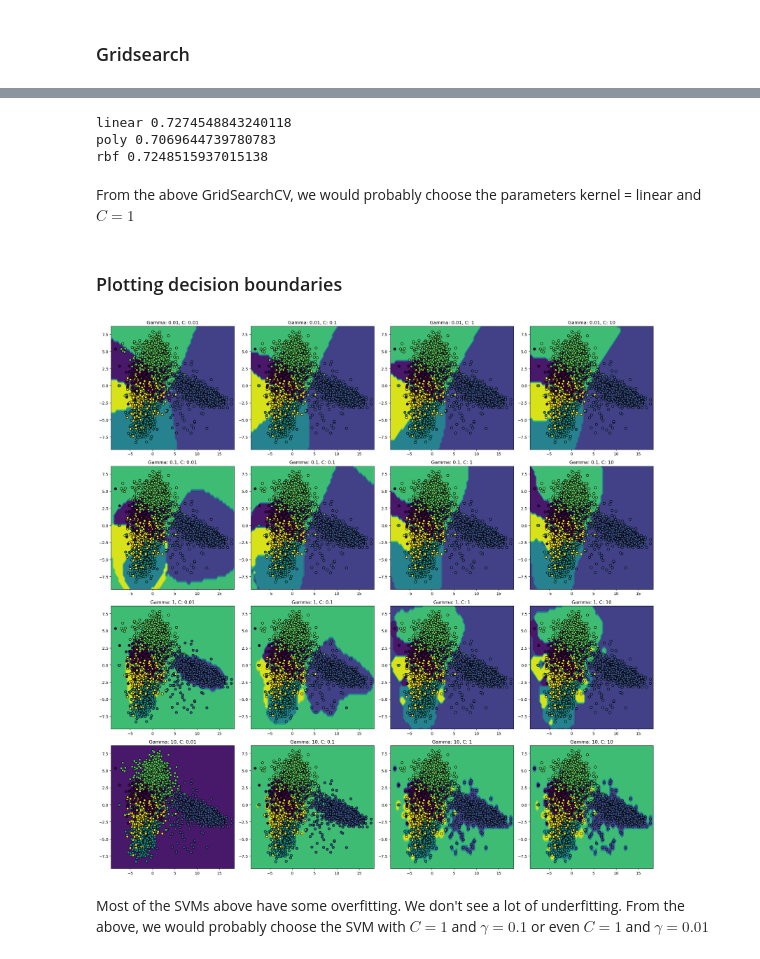
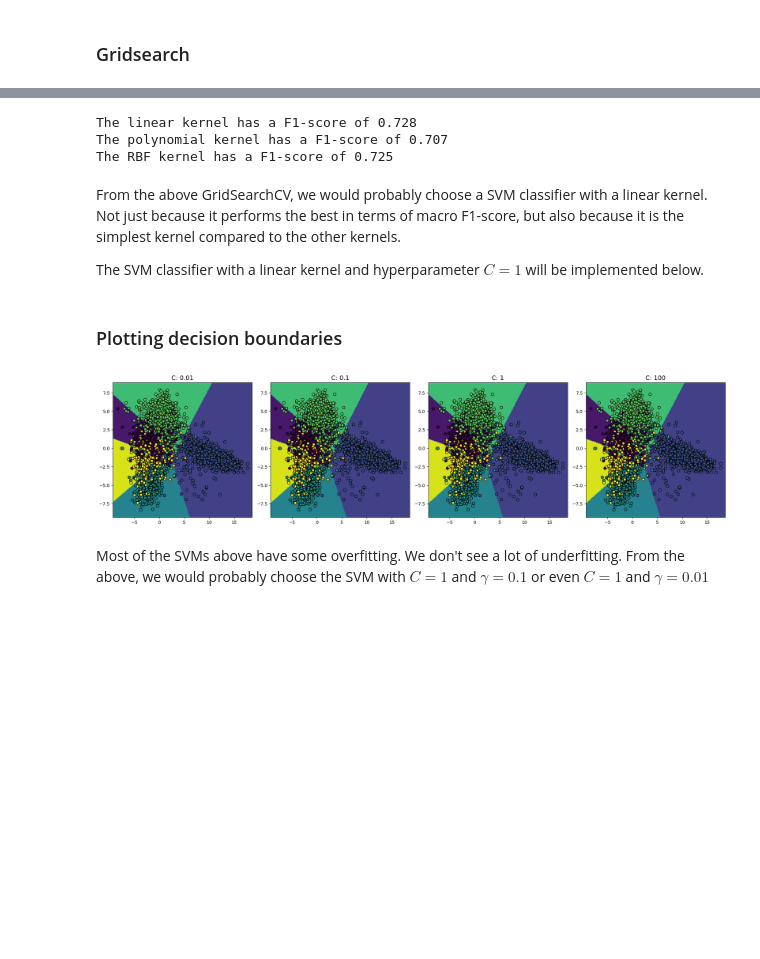
Before and after one commit to krusand/MLProject-FashionMNIST, a Jupyter notebook: 3b. SVM.ipynb, the cells around one changed output, grey strips where cells are left out. Cells and saved outputs as stored; diff of their text form; code cells hidden in the pictures; blank space fills up the shorter version.

```diff
--- a/3b. SVM.ipynb
+++ b/3b. SVM.ipynb
@@ -68,8 +68,11 @@ best_params_kernel = {}
 
 for kernel, param_grid_kernel in param_grid.items():
     svm = SVC(kernel=kernel)
-    grid = GridSearchCV(estimator= svm, param_grid=param_grid_kernel, cv=3, verbose=3)
+    grid = GridSearchCV(estimator= svm, param_grid=param_grid_kernel, scoring='f1_macro', cv=3, verbose=1)
     grid.fit(LDA_X_train[:,:2],y_train)
     best_params_kernel[kernel] = grid.best_params_
+
+for kernel, params in best_params_kernel.items():
+    print(f'The optimal parameter(s) for the {kernel} kernel is/are {params}')
 # %% [output]
 Fitting 3 folds for each of 4 candidates, totalling 12 fits
@@ -99,62 +85,60 @@ best_params_kernel
 svm_LDA = SVC(kernel="linear", C=1)
 svm_LDA.fit(LDA_X_train[:,:2], y_train)
 LDA_y_pred = svm_LDA.predict(LDA_X_test[:,:2])
-print("linear", f1_score(y_test, LDA_y_pred, average="macro"))
+print("The linear kernel has a F1-score of", round(f1_score(y_test, LDA_y_pred, average="macro"), 3))
 
 svm_LDA = SVC(kernel="poly", C=10, degree=3)
 svm_LDA.fit(LDA_X_train[:,:2], y_train)
 LDA_y_pred = svm_LDA.predict(LDA_X_test[:,:2])
-print("poly", f1_score(y_test, LDA_y_pred, average="macro"))
+print("The polynomial kernel has a F1-score of", round(f1_score(y_test, LDA_y_pred, average="macro"), 3))
 
 svm_LDA = SVC(kernel="rbf", C=0.1, gamma=0.1)
 svm_LDA.fit(LDA_X_train[:,:2], y_train)
 LDA_y_pred = svm_LDA.predict(LDA_X_test[:,:2])
-print("rbf", f1_score(y_test, LDA_y_pred, average="macro"))
+print("The RBF kernel has a F1-score of", round(f1_score(y_test, LDA_y_pred, average="macro"), 3))
 # %% [output]
-linear 0.7274548843240118
-poly 0.7069644739780783
-rbf 0.7248515937015138
+The linear kernel has a F1-score of 0.728
+The polynomial kernel has a F1-score of 0.707
+The RBF kernel has a F1-score of 0.725
-# %% [markdown]
-From the above GridSearchCV, we would probably choose the parameters kernel = linear and $C=1$
+# %% [markdown]
+From the above GridSearchCV, we would probably choose a SVM classifier with a linear kernel. Not just because it performs the best in terms of macro F1-score, but also because it is the simplest kernel compared to the other kernels.
+
+The SVM classifier with a linear kernel and hyperparameter $C=1$ will be implemented below.
 # %% [markdown]
 ### Plotting decision boundaries
 # %%
 # Fit models
-
+Cs = [0.01,0.1,1,100]
 svms = []
 
-for i in range(len(gammas)):
-    svms.append([])
-    for j in tqdm(range(len(Cs))):
-        clf = SVC(kernel='rbf', C=Cs[j], gamma=gammas[i])
-        clf.fit(LDA_X_train[:,:2],y_train)
-        svms[i].append(clf)
+for j in tqdm(range(len(Cs))):
+    clf = SVC(kernel='linear', C=Cs[j])
+    clf.fit(LDA_X_train[:,:2],y_train)
+    svms.append(clf)
 # %%
-fig,ax = plt.subplots(nrows=4, ncols=4, figsize=(20,20))
+fig,ax = plt.subplots(nrows=1, ncols=4, figsize=(20,5))
 
-h = 0.4
+h = 0.1
 
 x_min, x_max = np.min(LDA_X_train[:,0])-1, np.max(LDA_X_train[:,0]) + 1
 y_min, y_max = np.min(LDA_X_train[:,1])-1, np.max(LDA_X_train[:,1]) + 1
 
 xx,yy = np.meshgrid(np.arange(x_min, x_max, h),
                     np.arange(y_min, y_max, h))
 
+for j in tqdm(range(4)):
+    Z = svms[j].predict(np.c_[xx.ravel(), yy.ravel()])
+    Z = Z.reshape(xx.shape)
 
-for i in range(4):
-    for j in tqdm(range(4)):
-        Z = svms[i][j].predict(np.c_[xx.ravel(), yy.ravel()])
-        Z = Z.reshape(xx.shape)
-
-        ax[i,j].contourf(xx,yy, Z)
-        ax[i,j].scatter(LDA_X_train[:,0],LDA_X_train[:,1], c=y_train, marker='o', edgecolor='black')
-        ax[i,j].set_xlim(xx.min(), xx.max());
-        ax[i,j].set_ylim(yy.min(), yy.max());
-        ax[i,j].set_title(f"Gamma: {gammas[i]}, C: {Cs[j]}")
+    ax[j].contourf(xx,yy, Z)
+    ax[j].scatter(LDA_X_train[:,0],LDA_X_train[:,1], c=y_train, marker='o', edgecolor='black')
+    ax[j].set_xlim(xx.min(), xx.max());
+    ax[j].set_ylim(yy.min(), yy.max());
+    ax[j].set_title(f"C: {Cs[j]}", fontsize='14')
 
 fig.tight_layout()
 # %% [output]
-[figure, old version]
+[figure, new version]
 # %% [markdown]
 Most of the SVMs above have some overfitting. We don't see a lot of underfitting. From the above, we would probably choose the SVM with $C=1$ and $\gamma = 0.1$ or even $C=1$ and $\gamma = 0.01$
 # %%
```
Also changed, not shown: parts of 3 cells of this notebook, 1 other file.
